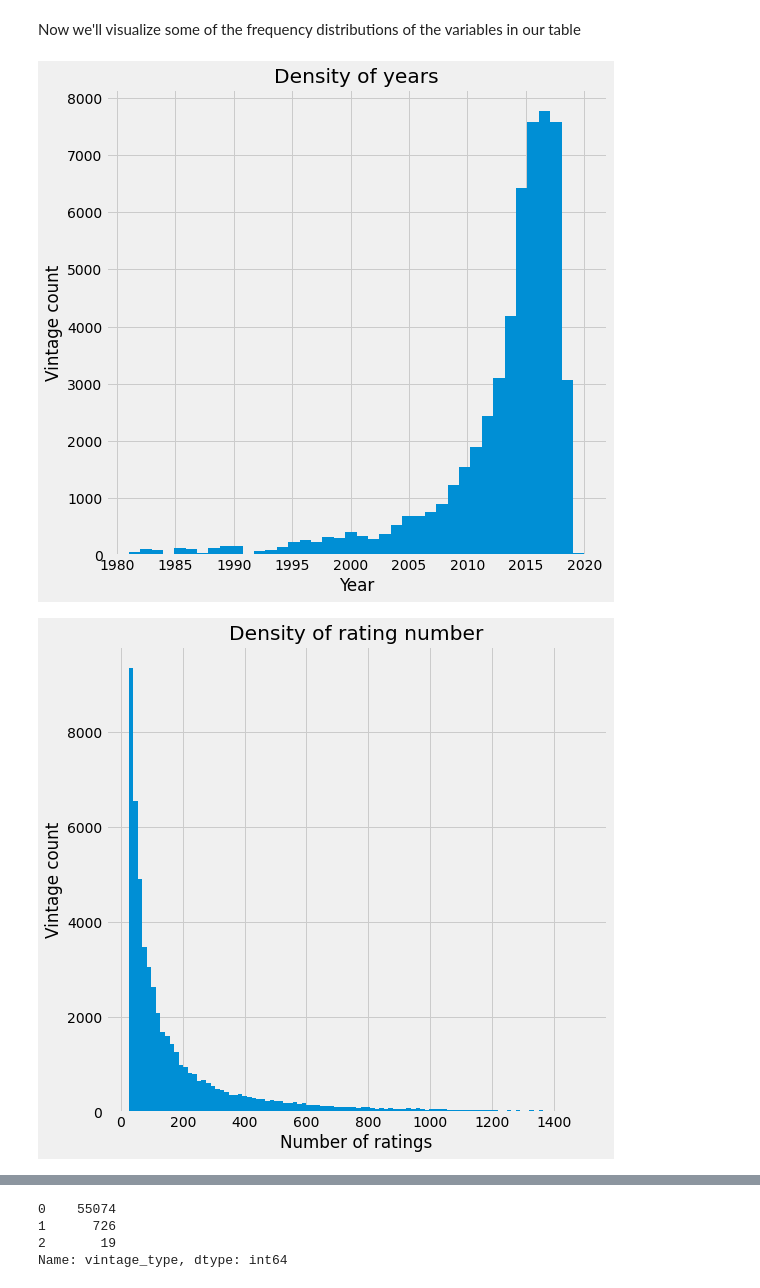
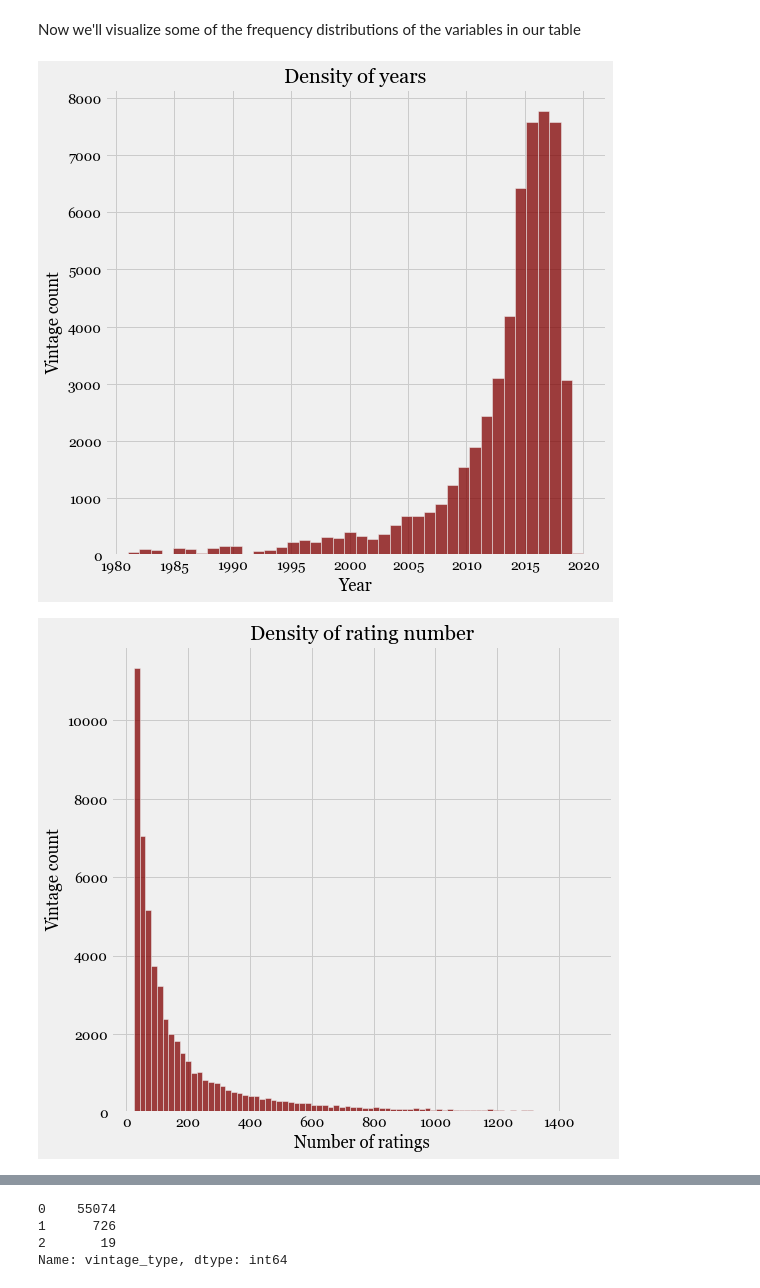
Before and after one commit to sveta-egorova/wine, a Jupyter notebook: data_analysis.ipynb, the cells around one changed output, grey strips where cells are left out. Drawn from its saved outputs; the diff is of its cells as text; code cells hidden in the pictures.

```diff
--- a/data_analysis.ipynb
+++ b/data_analysis.ipynb
@@ -176,21 +178,25 @@ Index(['id', 'year', 'ratings_count', 'ratings_average', 'price', 'acidity',
 Now we'll visualize some of the frequency distributions of the variables in our table
 # %%
 plt.figure(figsize=(8, 8))
-df[df.year > 1980].year.hist(bins=40)
-plt.xlabel('Year')
-plt.ylabel('Vintage count')
-plt.title('Density of years')
+sns.histplot(data=df[df.year > 1980], x='year', bins=40, color='maroon')
+plt.xlabel('Year', fontname='Georgia')
+plt.ylabel('Vintage count', fontname='Georgia')
+plt.title('Density of years', fontname='Georgia')
+plt.xticks(fontname='Georgia')
+plt.yticks(fontname='Georgia')
 plt.show()
 # %% [output]
-[figure, old version]
+[figure, new version]
 # %%
 plt.figure(figsize=(8, 8))
-df[df.ratings_count < 1500].ratings_count.hist(bins=100)
-plt.xlabel('Number of ratings')
-plt.ylabel('Vintage count')
-plt.title('Density of rating number')
+sns.histplot(data=df[df.ratings_count < 1500], x='ratings_count', bins=80, color='maroon')
+plt.xlabel('Number of ratings', fontname='Georgia')
+plt.ylabel('Vintage count', fontname='Georgia')
+plt.xticks(fontname='Georgia')
+plt.yticks(fontname='Georgia')
+plt.title('Density of rating number', fontname='Georgia')
 plt.show()
 # %% [output]
-[figure, old version]
+[figure, new version]
 # %%
 plt.figure(figsize=(8, 8))
```
Also changed, not shown: parts of 27 cells of this notebook.
